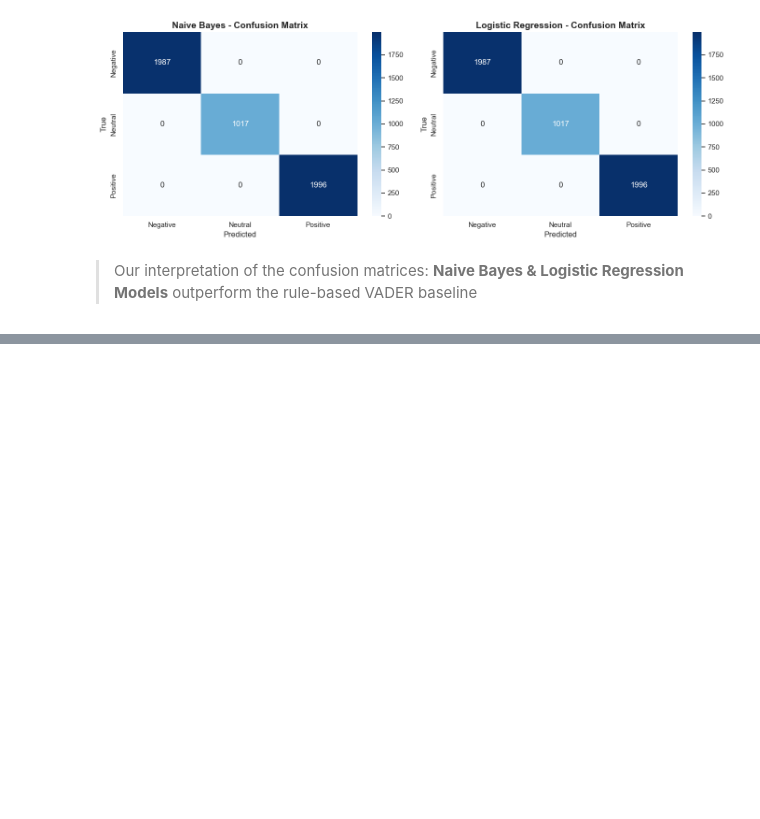
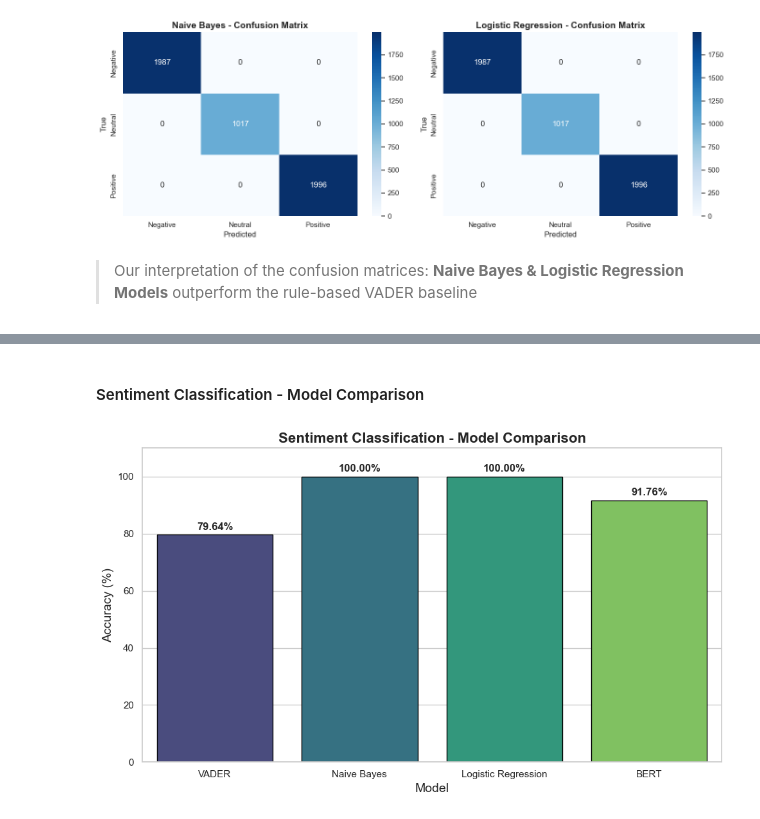
Before and after one commit to samehinttech/sentiment-analysis-customer-reviews, a Jupyter notebook: notebooks/sentiment_analysis.ipynb, the cells around one changed output, grey strips where cells are left out. Saved outputs shown, nothing was run; the diff lists cells and outputs as text; code cells hidden in the pictures; blank space fills up the shorter version.

```diff
--- a/notebooks/sentiment_analysis.ipynb
+++ b/notebooks/sentiment_analysis.ipynb
@@ -678,0 +772,27 @@ plt.show()
+# %% [markdown]
+#### Sentiment Classification - Model Comparison
+# %%
+# Model Comparison Bar Chart
+fig, ax = plt.subplots(figsize=(10, 6))
+
+# Models name for labeling
+models = ['VADER', 'Naive Bayes', 'Logistic Regression', 'BERT']
+
+# Models accuracy
+accuracies = [vader_accuracy * 100, nb_accuracy * 100, lr_accuracy * 100, bert_accuracy * 100]
+
+sns.barplot(x=models, y=accuracies, palette='viridis', edgecolor='black', ax=ax)
+
+ax.set_ylim(0, 110)
+ax.set_ylabel('Accuracy (%)', fontsize=14)
+ax.set_xlabel('Model', fontsize=14)
+ax.set_title('Sentiment Classification - Model Comparison', fontsize=16, fontweight='bold')
+
+# Add value labels on bars
+for i, acc in enumerate(accuracies):
+    ax.text(i, acc + 1, f'{acc:.2f}%', ha='center', va='bottom', fontsize=12, fontweight='bold')
+
+plt.tight_layout()
+plt.show()
+# %% [output]
+[figure, added]
```
Also changed, not shown: parts of 9 cells of this notebook, 1 other file.
